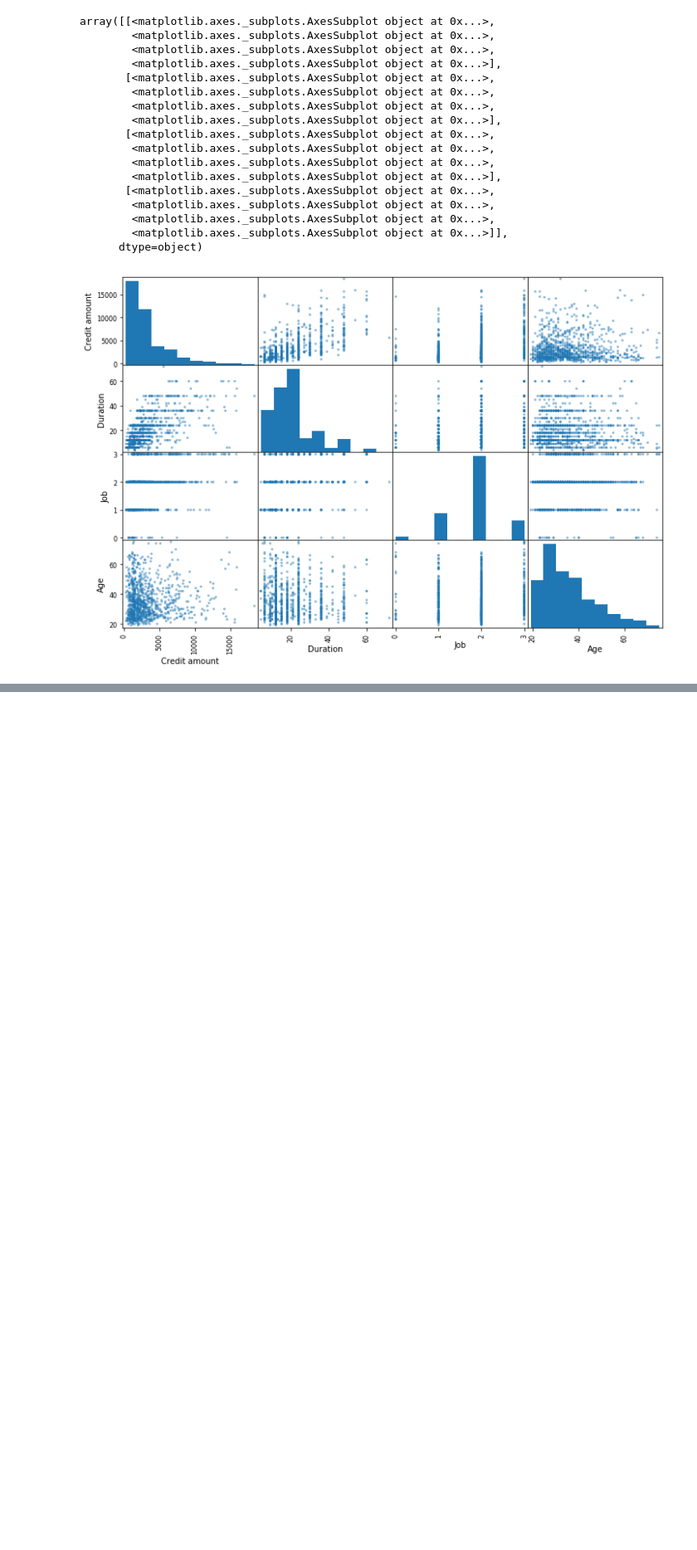
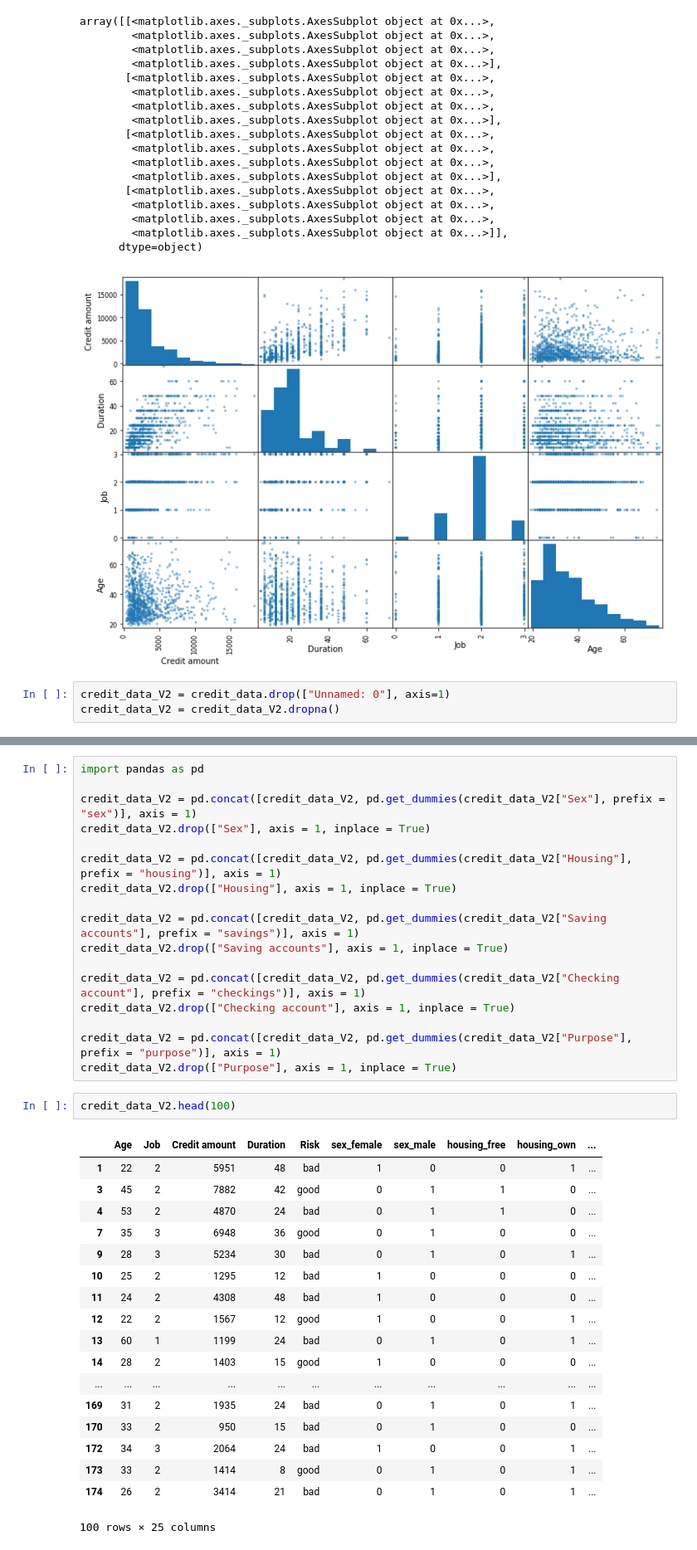
Before and after one commit to xazip/DS_301_Lab2, a Jupyter notebook: DS301_Lab2.ipynb, the cells around one changed output, grey strips where cells are left out. Shown at 83% size. Saved outputs shown, nothing was run; the diff lists cells and outputs as text; blank space fills up the shorter version.

```diff
--- a/DS301_Lab2.ipynb
+++ b/DS301_Lab2.ipynb
@@ -173,3 +177,6 @@ array([[<matplotlib.axes._subplots.AxesSubplot object at 0x...>,
         <matplotlib.axes._subplots.AxesSubplot object at 0x...>]],
       dtype=object)
 [figure]
+# %%
+credit_data_V2 = credit_data.drop(["Unnamed: 0"], axis=1)
+credit_data_V2 = credit_data_V2.dropna()
@@ -175,0 +201,38 @@ array([[<matplotlib.axes._subplots.AxesSubplot object at 0x...>,
+# %%
+import pandas as pd
+
+credit_data_V2 = pd.concat([credit_data_V2, pd.get_dummies(credit_data_V2["Sex"], prefix = "sex")], axis = 1)
+credit_data_V2.drop(["Sex"], axis = 1, inplace = True)
+
+credit_data_V2 = pd.concat([credit_data_V2, pd.get_dummies(credit_data_V2["Housing"], prefix = "housing")], axis = 1)
+credit_data_V2.drop(["Housing"], axis = 1, inplace = True)
+
+credit_data_V2 = pd.concat([credit_data_V2, pd.get_dummies(credit_data_V2["Saving accounts"], prefix = "savings")], axis = 1)
+credit_data_V2.drop(["Saving accounts"], axis = 1, inplace = True)
+
+credit_data_V2 = pd.concat([credit_data_V2, pd.get_dummies(credit_data_V2["Checking account"], prefix = "checkings")], axis = 1)
+credit_data_V2.drop(["Checking account"], axis = 1, inplace = True)
+
+credit_data_V2 = pd.concat([credit_data_V2, pd.get_dummies(credit_data_V2["Purpose"], prefix = "purpose")], axis = 1)
+credit_data_V2.drop(["Purpose"], axis = 1, inplace = True)
+# %%
+credit_data_V2.head(100)
+# %% [output]
+|  | Age | Job | Credit amount | Duration | Risk | sex_female | sex_male | housing_free | housing_own | ... |
+| 1 | 22 | 2 | 5951 | 48 | bad | 1 | 0 | 0 | 1 | ... |
+| 3 | 45 | 2 | 7882 | 42 | good | 0 | 1 | 1 | 0 | ... |
+| 4 | 53 | 2 | 4870 | 24 | bad | 0 | 1 | 1 | 0 | ... |
+| 7 | 35 | 3 | 6948 | 36 | good | 0 | 1 | 0 | 0 | ... |
+| 9 | 28 | 3 | 5234 | 30 | bad | 0 | 1 | 0 | 1 | ... |
+| 10 | 25 | 2 | 1295 | 12 | bad | 1 | 0 | 0 | 0 | ... |
+| 11 | 24 | 2 | 4308 | 48 | bad | 1 | 0 | 0 | 0 | ... |
+| 12 | 22 | 2 | 1567 | 12 | good | 1 | 0 | 0 | 1 | ... |
+| 13 | 60 | 1 | 1199 | 24 | bad | 0 | 1 | 0 | 1 | ... |
+| 14 | 28 | 2 | 1403 | 15 | good | 1 | 0 | 0 | 0 | ... |
+| ... | ... | ... | ... | ... | ... | ... | ... | ... | ... | ... |
+| 169 | 31 | 2 | 1935 | 24 | bad | 0 | 1 | 0 | 1 | ... |
+| 170 | 33 | 2 | 950 | 15 | bad | 0 | 1 | 0 | 0 | ... |
+| 172 | 34 | 3 | 2064 | 24 | bad | 1 | 0 | 0 | 1 | ... |
+| 173 | 33 | 2 | 1414 | 8 | good | 0 | 1 | 0 | 1 | ... |
+| 174 | 26 | 2 | 3414 | 21 | bad | 0 | 1 | 0 | 1 | ... |
+100 rows × 25 columns
```
Also changed, not shown: parts of 3 cells of this notebook.
